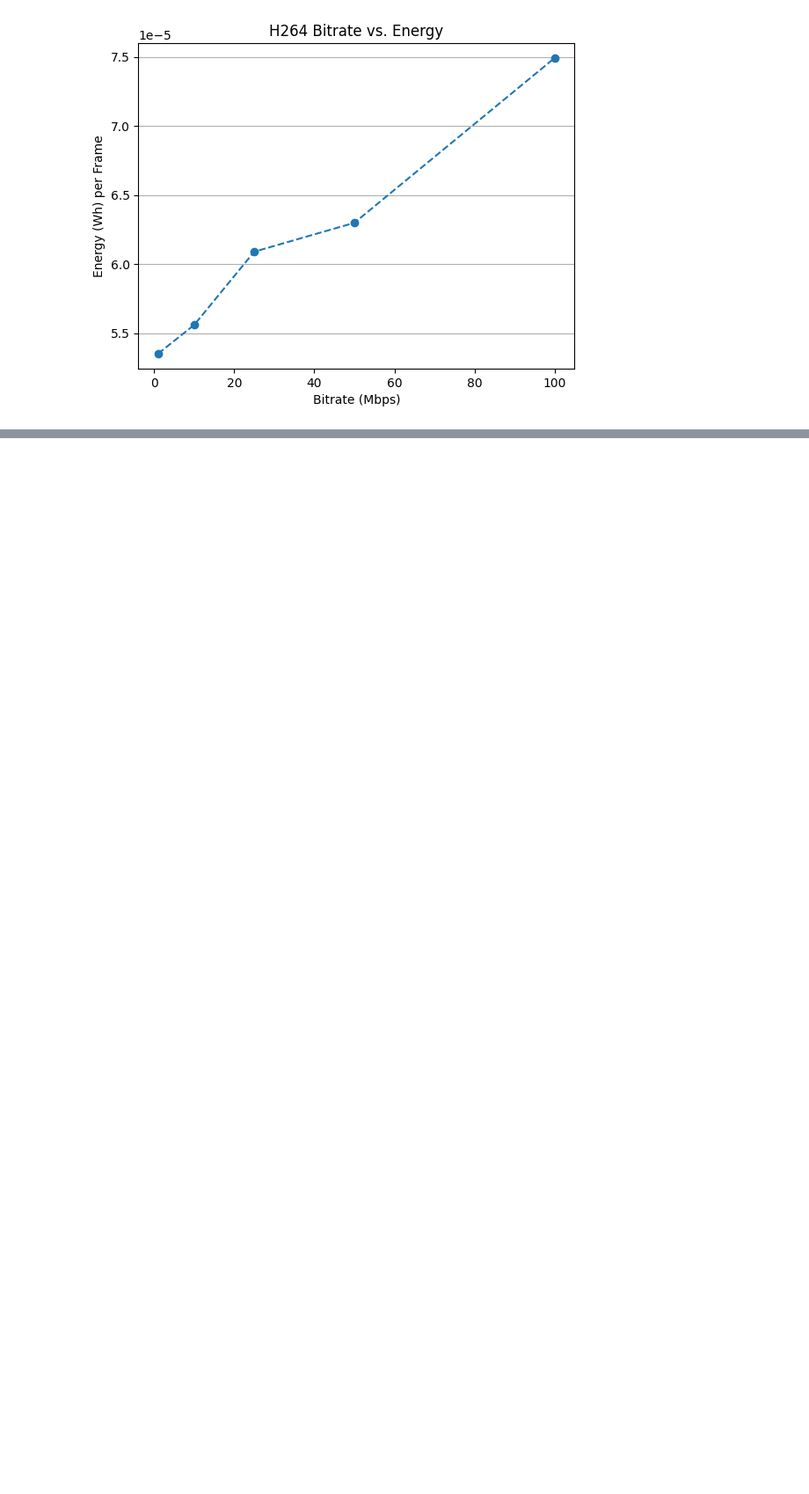
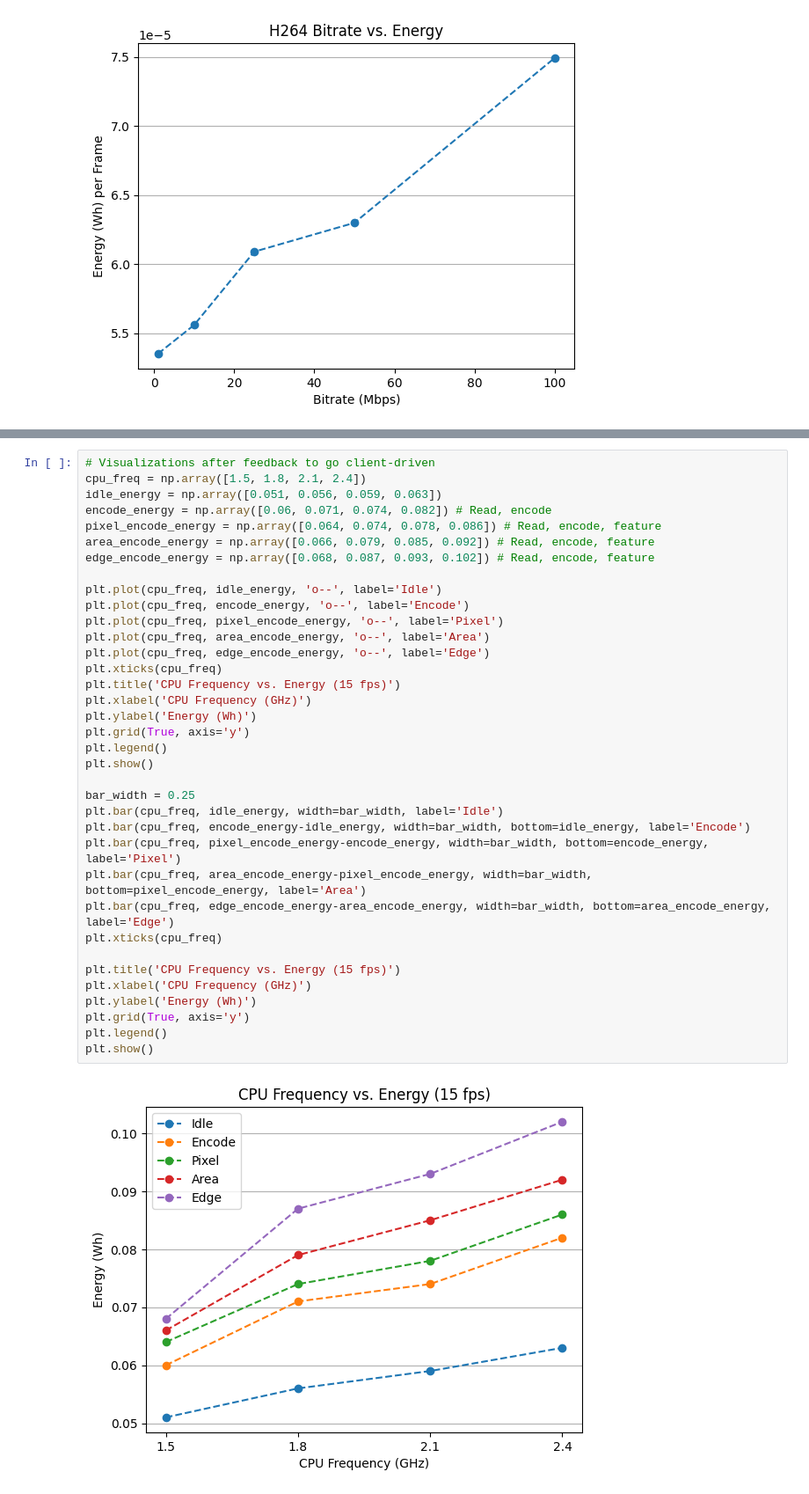
Before and after one commit to bencivjan/distributed-360-streaming, a Jupyter notebook: energy-experiments/viz_filtering.ipynb, the cells around one changed output, grey strips where cells are left out. Shown at 88% size. Cells and saved outputs as stored; diff of their text form; blank space fills up the shorter version.

Commit message:
Add new data and visualizations

```diff
--- a/energy-experiments/viz_filtering.ipynb
+++ b/energy-experiments/viz_filtering.ipynb
@@ -144,0 +190,38 @@ plt.show()
+# %%
+# Visualizations after feedback to go client-driven
+cpu_freq = np.array([1.5, 1.8, 2.1, 2.4])
+idle_energy = np.array([0.051, 0.056, 0.059, 0.063])
+encode_energy = np.array([0.06, 0.071, 0.074, 0.082]) # Read, encode
+pixel_encode_energy = np.array([0.064, 0.074, 0.078, 0.086]) # Read, encode, feature
+area_encode_energy = np.array([0.066, 0.079, 0.085, 0.092]) # Read, encode, feature
+edge_encode_energy = np.array([0.068, 0.087, 0.093, 0.102]) # Read, encode, feature
+
+plt.plot(cpu_freq, idle_energy, 'o--', label='Idle')
+plt.plot(cpu_freq, encode_energy, 'o--', label='Encode')
+plt.plot(cpu_freq, pixel_encode_energy, 'o--', label='Pixel')
+plt.plot(cpu_freq, area_encode_energy, 'o--', label='Area')
+plt.plot(cpu_freq, edge_encode_energy, 'o--', label='Edge')
+plt.xticks(cpu_freq)
+plt.title('CPU Frequency vs. Energy (15 fps)')
+plt.xlabel('CPU Frequency (GHz)')
+plt.ylabel('Energy (Wh)')
+plt.grid(True, axis='y')
+plt.legend()
+plt.show()
+
+bar_width = 0.25
+plt.bar(cpu_freq, idle_energy, width=bar_width, label='Idle')
+plt.bar(cpu_freq, encode_energy-idle_energy, width=bar_width, bottom=idle_energy, label='Encode')
+plt.bar(cpu_freq, pixel_encode_energy-encode_energy, width=bar_width, bottom=encode_energy, label='Pixel')
+plt.bar(cpu_freq, area_encode_energy-pixel_encode_energy, width=bar_width, bottom=pixel_encode_energy, label='Area')
+plt.bar(cpu_freq, edge_encode_energy-area_encode_energy, width=bar_width, bottom=area_encode_energy, label='Edge')
+plt.xticks(cpu_freq)
+
+plt.title('CPU Frequency vs. Energy (15 fps)')
+plt.xlabel('CPU Frequency (GHz)')
+plt.ylabel('Energy (Wh)')
+plt.grid(True, axis='y')
+plt.legend()
+plt.show()
+# %% [output]
+[figure, added]
```
Also changed, not shown: parts of 5 cells of this notebook, 41 other files.
